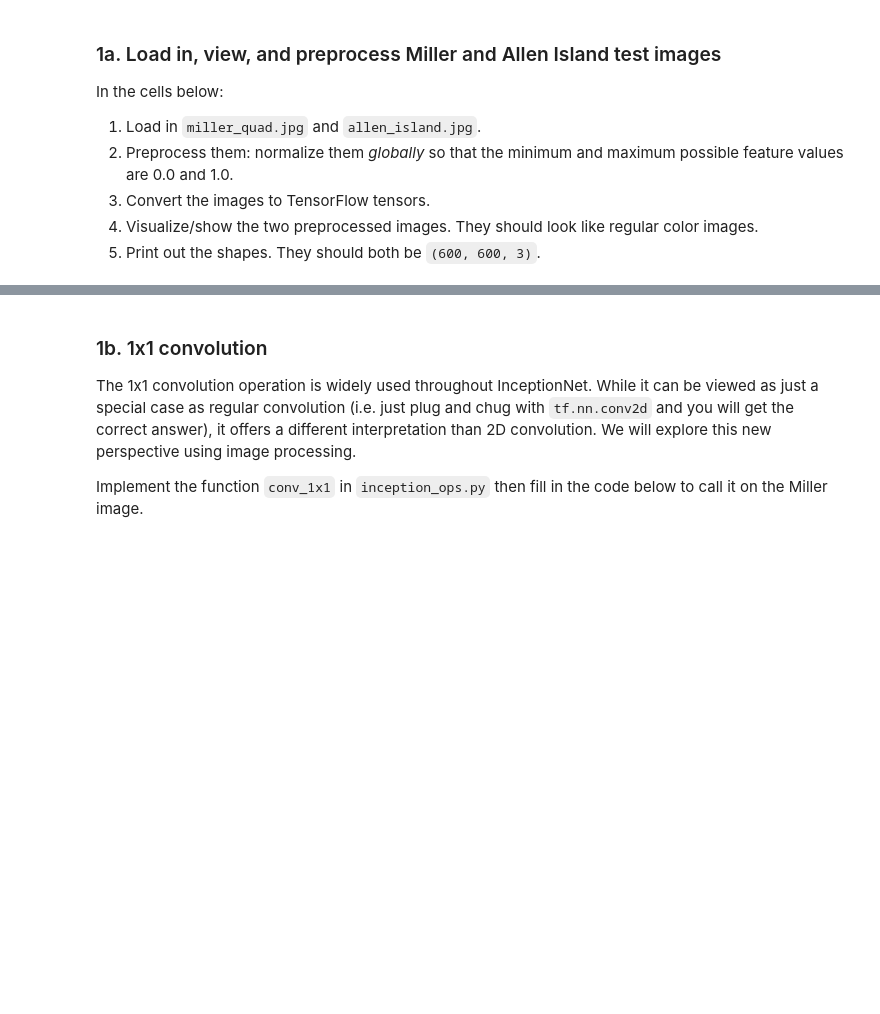
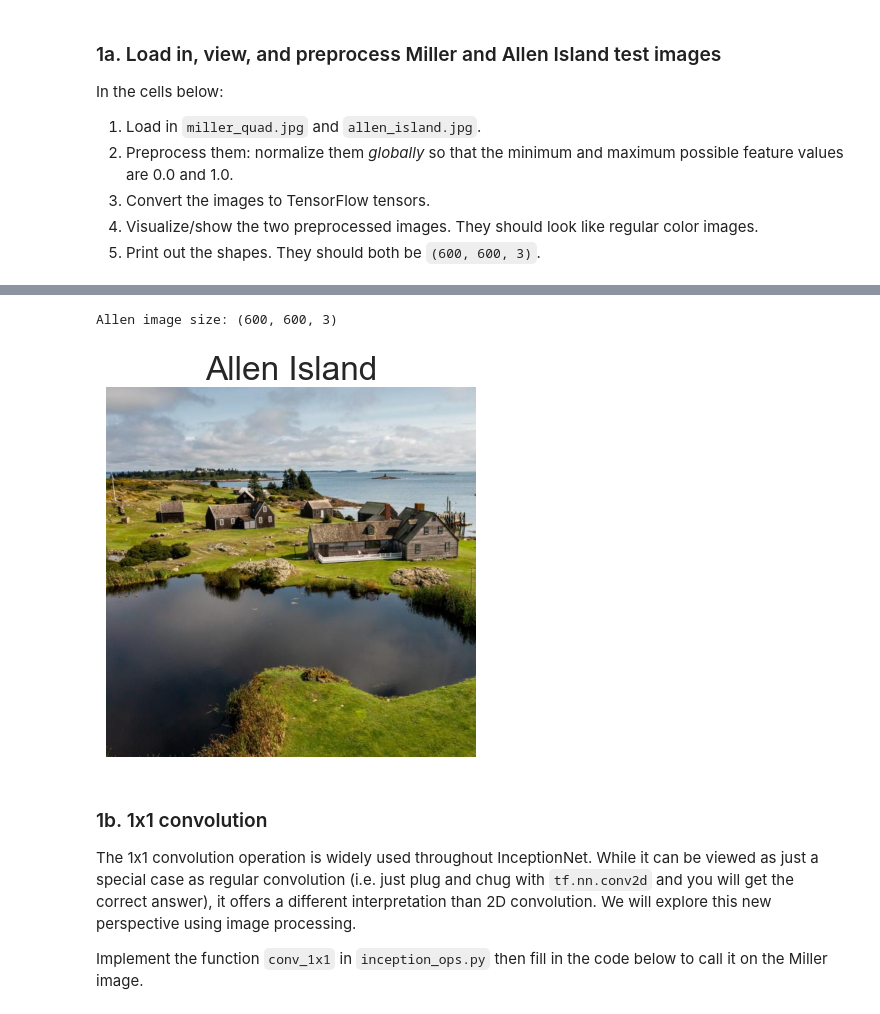
Before and after one commit to treytuscai/DeepNeuralLib, a Jupyter notebook: inception_net.ipynb, the cells around one changed output, grey strips where cells are left out. Cells and saved outputs as stored; diff of their text form; code cells hidden in the pictures; blank space fills up the shorter version.

```diff
--- a/inception_net.ipynb
+++ b/inception_net.ipynb
@@ -63,3 +65,15 @@ show_image(allen_tf, 'Allen Island')
+# %%
+image = Image.open("data/allen_island.jpg")
+image = np.array(image, dtype=np.float32)
+image = (image - np.min(image)) / (np.max(image) - np.min(image))
+allen_tf = tf.convert_to_tensor(image, dtype=tf.float32)
+
+print('Allen image size:', allen_tf.shape)
+
+show_image(allen_tf, 'Allen Island')
+# %% [output]
+Allen image size: (600, 600, 3)
+[figure, added]
 # %% [markdown]
 ### 1b. 1x1 convolution
 
```
Also changed, not shown: parts of 4 cells of this notebook.
